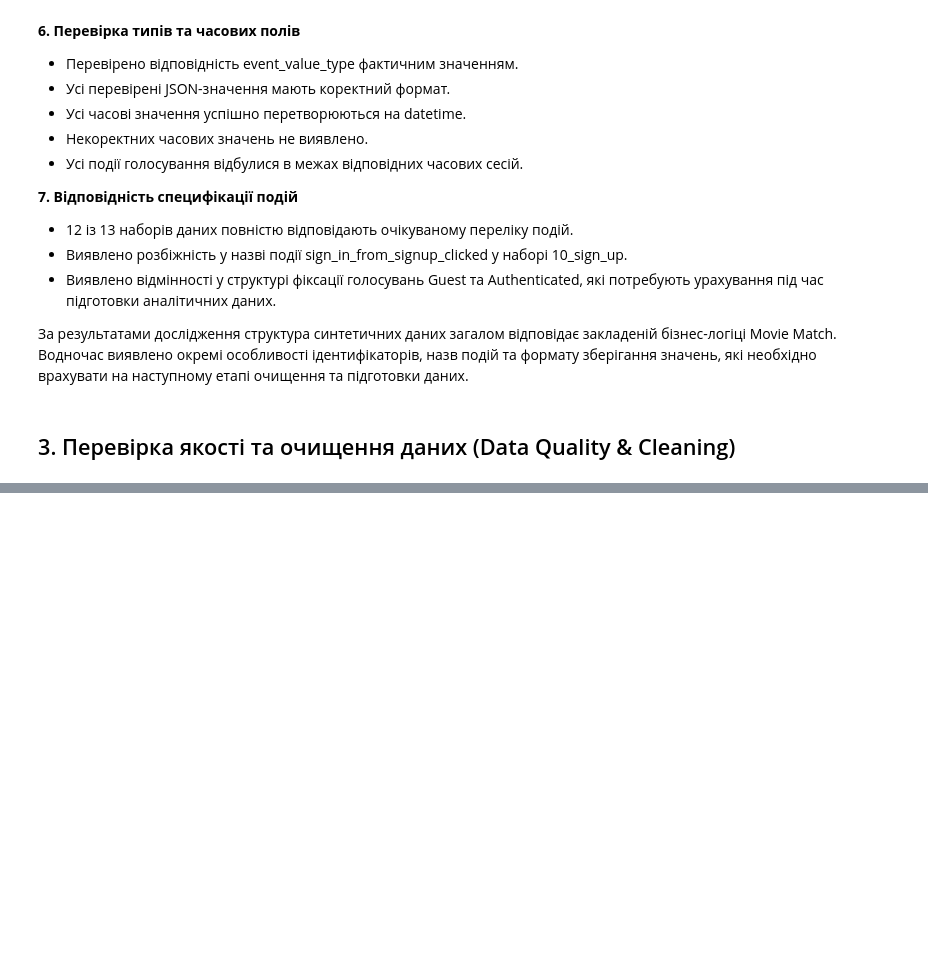
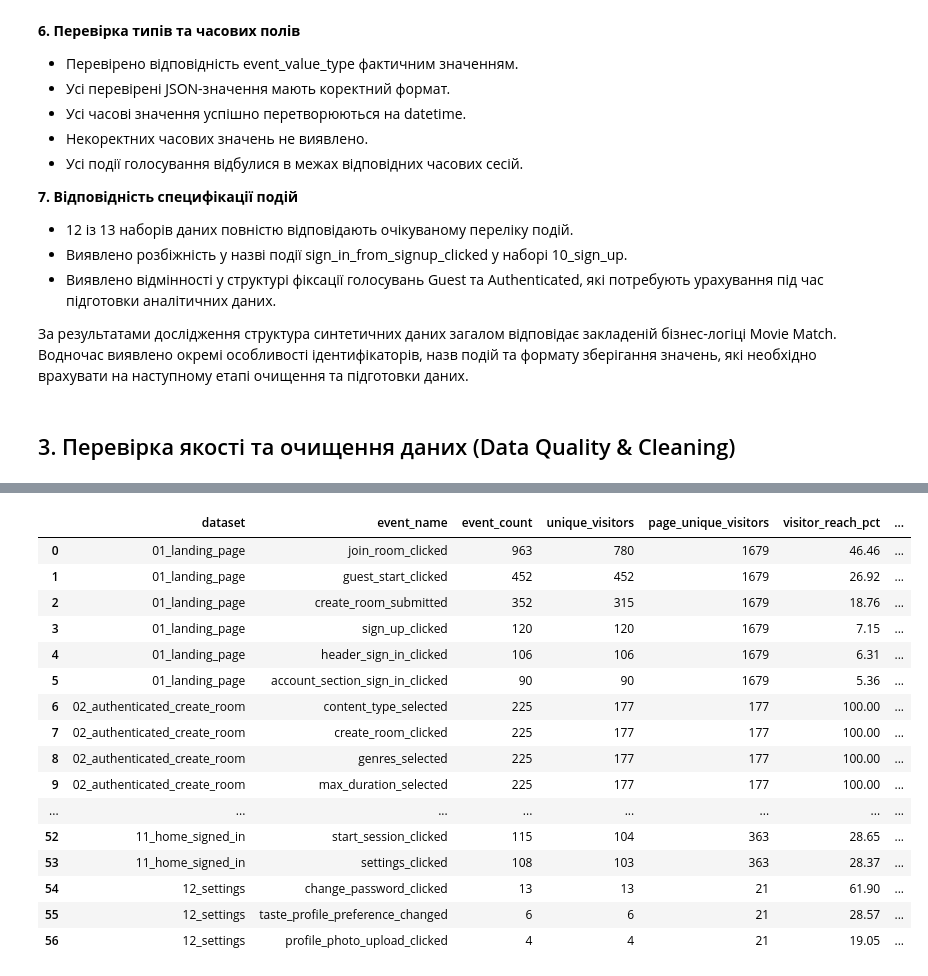
Before and after one commit to mate-team-project-262/analytics, a Jupyter notebook: test_analytics/user_behavior_analysis.ipynb, the cells around one changed output, grey strips where cells are left out. Saved outputs shown, nothing was run; the diff lists cells and outputs as text; code cells hidden in the pictures; blank space fills up the shorter version.

```diff
--- a/test_analytics/user_behavior_analysis.ipynb
+++ b/test_analytics/user_behavior_analysis.ipynb
@@ -2491,0 +4698,62 @@ display(session_time_summary)
+# %%
+# Об'єднуємо кількість унікальних відвідувачів сторінки та події
+
+page_event_reach = page_event_distribution.merge(
+    page_activity[
+        ["dataset", "unique_visitors"]
+    ].rename(
+        columns={"unique_visitors": "page_unique_visitors"}
+    ),
+    on="dataset",
+    how="left"
+)
+
+# Розраховуємо частку відвідувачів сторінки, які виконали подію
+page_event_reach["visitor_reach_pct"] = (
+    page_event_reach["unique_visitors"] /
+    page_event_reach["page_unique_visitors"] * 100
+)
+
+# Розраховуємо середню кількість повторень події на одного відвідувача
+page_event_reach["events_per_visitor"] = (
+    page_event_reach["event_count"] /
+    page_event_reach["unique_visitors"]
+)
+
+# Сортуємо події за охопленням відвідувачів
+page_event_reach = page_event_reach.sort_values(
+    ["dataset", "visitor_reach_pct"],
+    ascending=[True, False]
+).reset_index(drop=True)
+
+display(
+    page_event_reach[
+        [
+            "dataset",
+            "event_name",
+            "event_count",
+            "unique_visitors",
+            "page_unique_visitors",
+            "visitor_reach_pct",
+            "events_per_visitor"
+        ]
+    ].round(2)
+)
+# %% [output]
+|  | dataset | event_name | event_count | unique_visitors | page_unique_visitors | visitor_reach_pct | ... |
+| 0 | 01_landing_page | join_room_clicked | 963 | 780 | 1679 | 46.46 | ... |
+| 1 | 01_landing_page | guest_start_clicked | 452 | 452 | 1679 | 26.92 | ... |
+| 2 | 01_landing_page | create_room_submitted | 352 | 315 | 1679 | 18.76 | ... |
+| 3 | 01_landing_page | sign_up_clicked | 120 | 120 | 1679 | 7.15 | ... |
+| 4 | 01_landing_page | header_sign_in_clicked | 106 | 106 | 1679 | 6.31 | ... |
+| 5 | 01_landing_page | account_section_sign_in_clicked | 90 | 90 | 1679 | 5.36 | ... |
+| 6 | 02_authenticated_create_room | content_type_selected | 225 | 177 | 177 | 100.00 | ... |
+| 7 | 02_authenticated_create_room | create_room_clicked | 225 | 177 | 177 | 100.00 | ... |
+| 8 | 02_authenticated_create_room | genres_selected | 225 | 177 | 177 | 100.00 | ... |
+| 9 | 02_authenticated_create_room | max_duration_selected | 225 | 177 | 177 | 100.00 | ... |
+| ... | ... | ... | ... | ... | ... | ... | ... |
+| 52 | 11_home_signed_in | start_session_clicked | 115 | 104 | 363 | 28.65 | ... |
+| 53 | 11_home_signed_in | settings_clicked | 108 | 103 | 363 | 28.37 | ... |
+| 54 | 12_settings | change_password_clicked | 13 | 13 | 21 | 61.90 | ... |
+| 55 | 12_settings | taste_profile_preference_changed | 6 | 6 | 21 | 28.57 | ... |
+| 56 | 12_settings | profile_photo_upload_clicked | 4 | 4 | 21 | 19.05 | ... |
```
Also changed, not shown: parts of 86 cells of this notebook.
